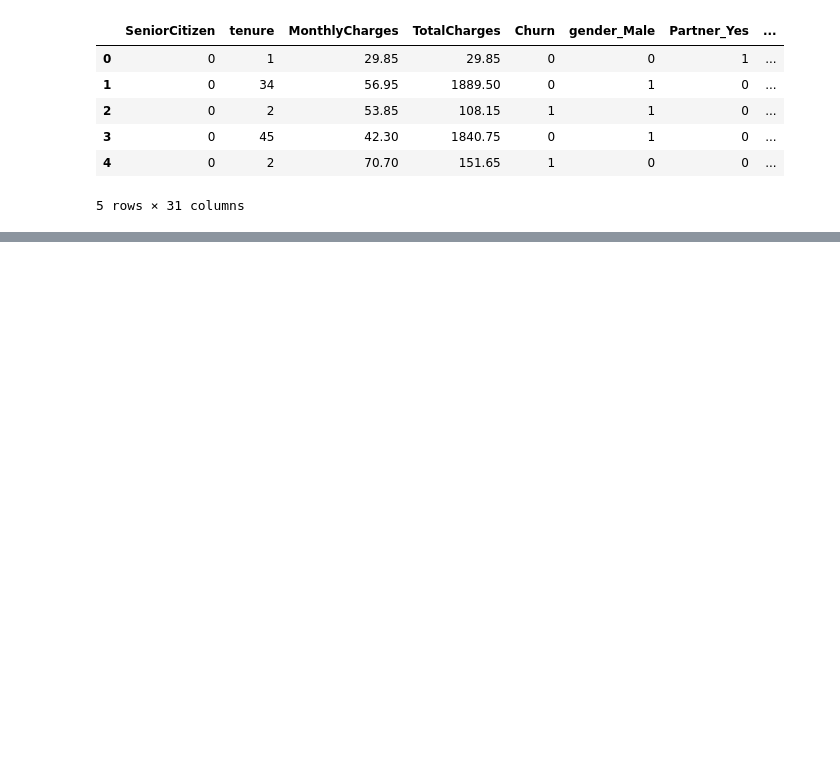
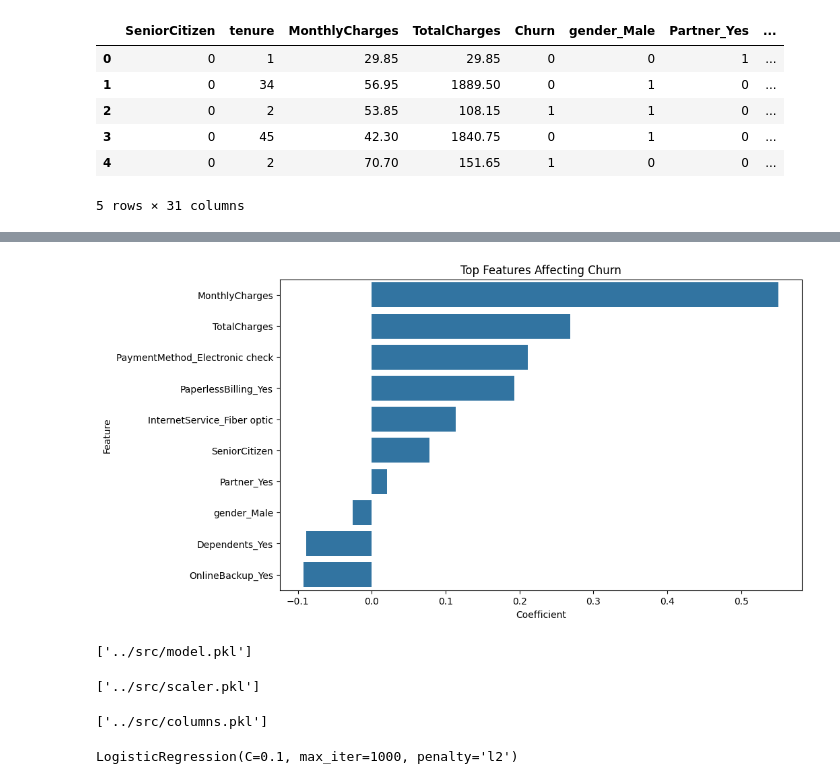
Before and after one commit to Sk2059/CostomerChurnPredictionSystem, a Jupyter notebook: notebooks/telco.ipynb, the cells around one changed output, grey strips where cells are left out. Cells and saved outputs as stored; diff of their text form; code cells hidden in the pictures; blank space fills up the shorter version.

```diff
--- a/notebooks/telco.ipynb
+++ b/notebooks/telco.ipynb
@@ -278,0 +583,10 @@ df.head()
+# %%
+importance_df = pd.DataFrame({
+    "Feature": X.columns,
+    "Coefficient": best_log_model.coef_[0]
+})
+importance_df = importance_df.sort_values(
+    by="Coefficient",
+    ascending=False
+)
+importance_df.head(10)
@@ -278,0 +605,39 @@ df.head()
+# %%
+plt.figure(figsize=(10,6))
+
+sns.barplot(
+    x="Coefficient",
+    y="Feature",
+    data=importance_df.head(10)
+)
+
+plt.title(
+    "Top Features Affecting Churn"
+)
+
+plt.show()
+# %% [output]
+[figure, added]
+# %%
+import joblib
+
+joblib.dump(
+    best_log_model,
+    "../src/model.pkl"
+)
+# %% [output]
+['../src/model.pkl']
+# %%
+joblib.dump(
+    scaler,
+    "../src/scaler.pkl"
+)
+# %% [output]
+['../src/scaler.pkl']
+# %%
+joblib.dump(
+    X.columns.tolist(),
+    "../src/columns.pkl"
+)
+# %% [output]
+['../src/columns.pkl']
@@ -278,0 +648,4 @@ df.head()
+# %%
+loaded_model
+# %% [output]
+LogisticRegression(C=0.1, max_iter=1000, penalty='l2')
```
Also changed, not shown: parts of 38 cells of this notebook, 4 other files.
